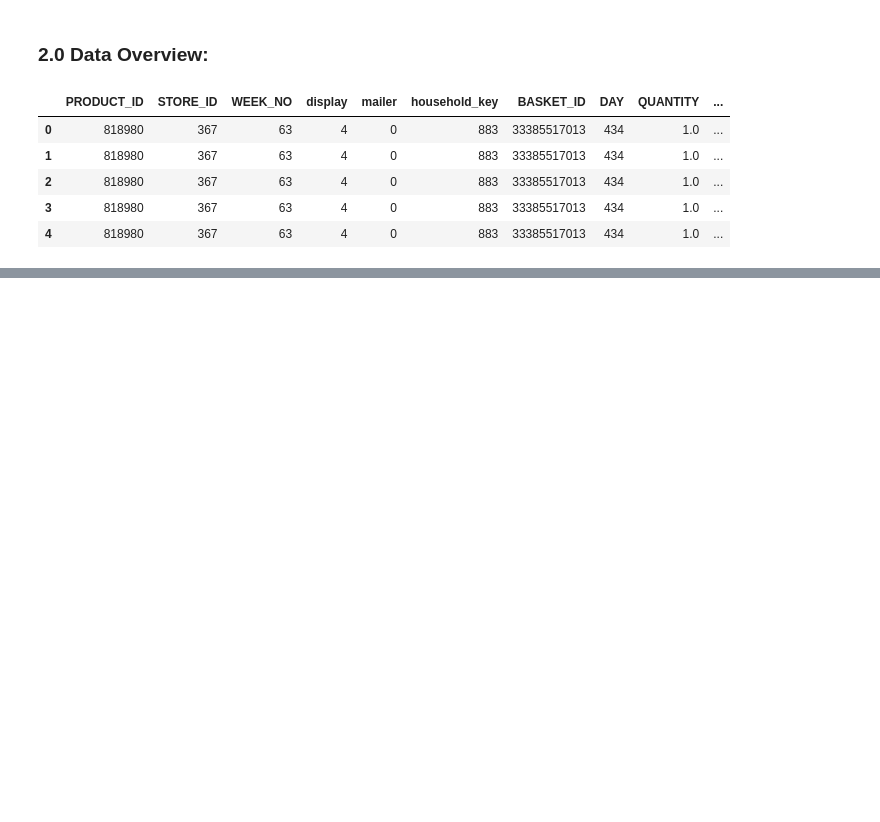
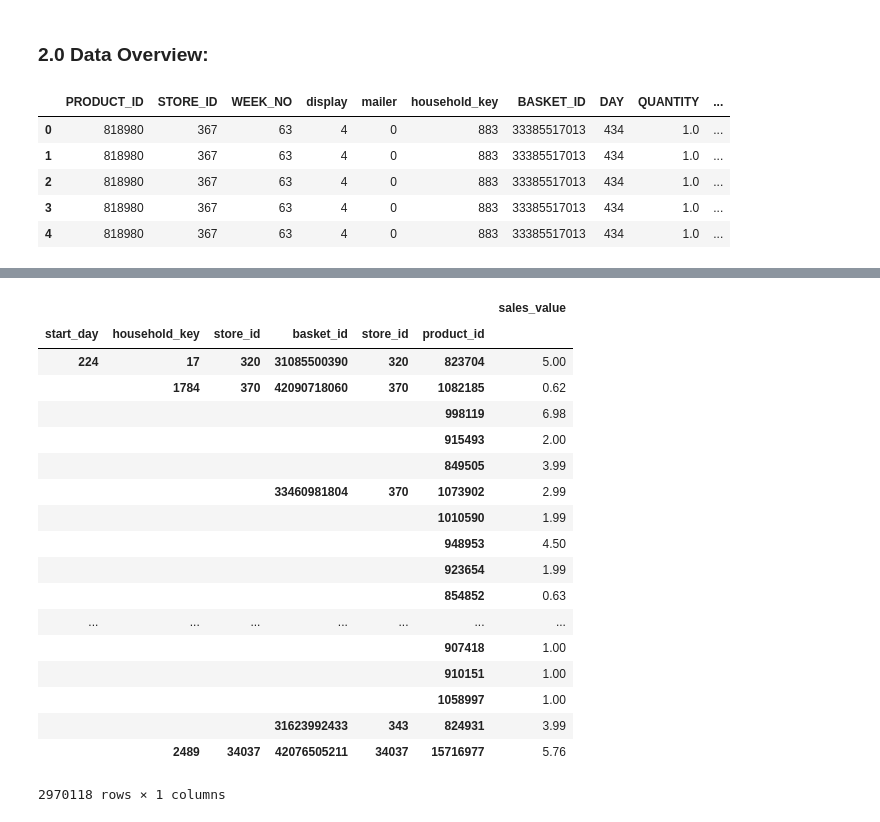
Before and after one commit to CJL89/Cold-Starter-Analysis, a Jupyter notebook: Cold_Starters_Data_Cleaning.ipynb, the cells around one changed output, grey strips where cells are left out. Drawn from its saved outputs; the diff is of its cells as text; code cells hidden in the pictures; blank space fills up the shorter version.

Commit message:
Update Cold_Starters_Data_Cleaning.ipynb
Fixing first purchase df

```diff
--- a/Cold_Starters_Data_Cleaning.ipynb
+++ b/Cold_Starters_Data_Cleaning.ipynb
@@ -29,0 +116,27 @@ df.head()
+# %%
+households = len(df['household_key'].unique())
+purchase_info = df[['product_id', 'store_id', 'household_key', 'basket_id', 'sales_value', 'start_day']]
+purchase_summary = purchase_info.groupby(['start_day', 'household_key', 'store_id', 'basket_id', 'store_id', 'product_id']).sum().sort_values(by=['start_day'])
+purchase_summary
+# household_17 = purchase_summary.xs((224, 17), level = ('start_day', 'household_key'), drop_level = False)
+# print(household_17)
+# %% [output]
+|  |  |  |  |  |  | sales_value |
+| start_day | household_key | store_id | basket_id | store_id | product_id |  |
+| 224 | 17 | 320 | 31085500390 | 320 | 823704 | 5.00 |
+|  | 1784 | 370 | 42090718060 | 370 | 1082185 | 0.62 |
+|  |  |  |  |  | 998119 | 6.98 |
+|  |  |  |  |  | 915493 | 2.00 |
+|  |  |  |  |  | 849505 | 3.99 |
+|  |  |  | 33460981804 | 370 | 1073902 | 2.99 |
+|  |  |  |  |  | 1010590 | 1.99 |
+|  |  |  |  |  | 948953 | 4.50 |
+|  |  |  |  |  | 923654 | 1.99 |
+|  |  |  |  |  | 854852 | 0.63 |
+| ... | ... | ... | ... | ... | ... | ... |
+|  |  |  |  |  | 907418 | 1.00 |
+|  |  |  |  |  | 910151 | 1.00 |
+|  |  |  |  |  | 1058997 | 1.00 |
+|  |  |  | 31623992433 | 343 | 824931 | 3.99 |
+|  | 2489 | 34037 | 42076505211 | 34037 | 15716977 | 5.76 |
+2970118 rows × 1 columns
```
Also changed, not shown: parts of 13 cells of this notebook.
